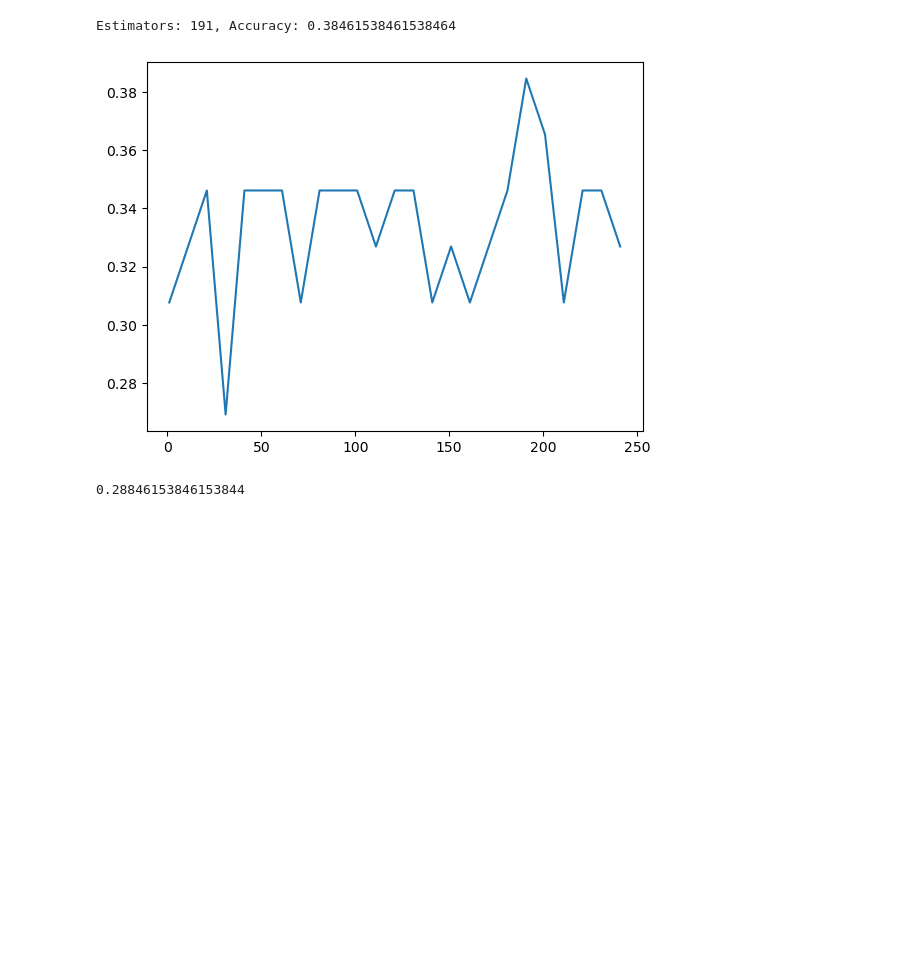
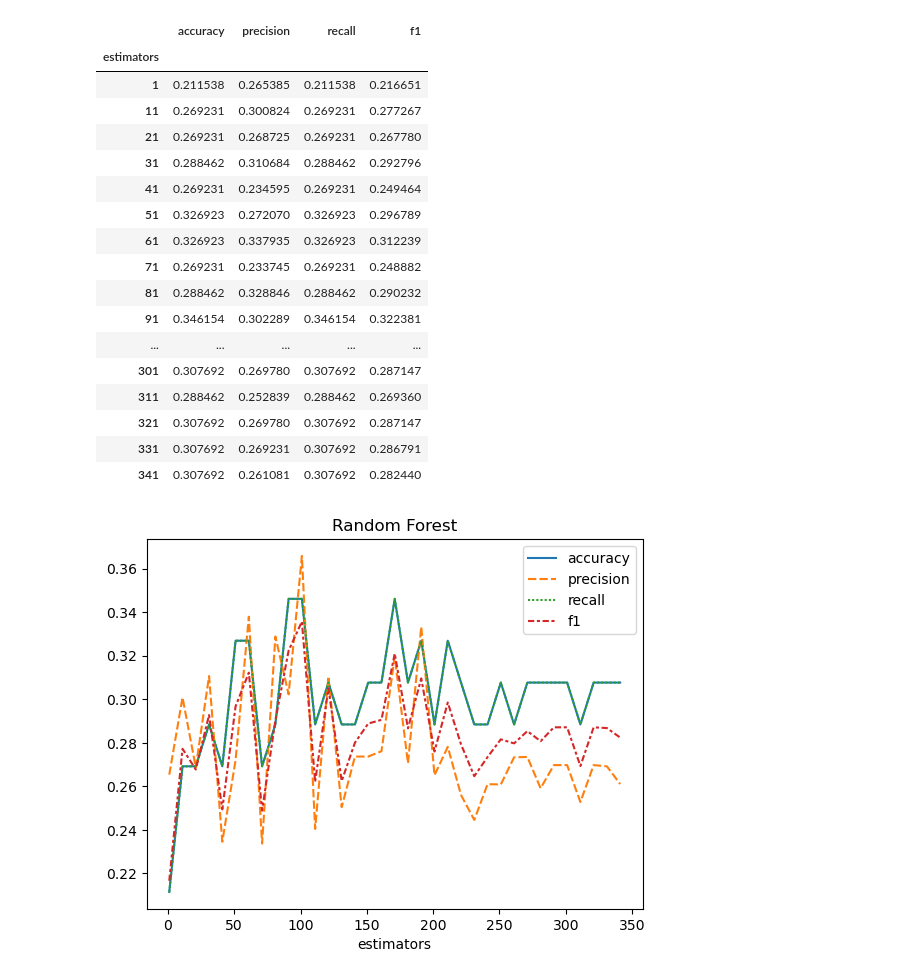
Before and after one commit to ddattero/IBM-ML-classification-project, a Jupyter notebook: classification_proj.ipynb, the cells around one changed output. Drawn from its saved outputs; the diff is of its cells as text; code cells hidden in the pictures; blank space fills up the shorter version.

```diff
--- a/classification_proj.ipynb
+++ b/classification_proj.ipynb
@@ -3,9 +3,10 @@ import pandas as pd
 import numpy as np
 import seaborn as sns
 %matplotlib inline
-
+pd.set_option('display.max_columns', None)
 df = pd.read_csv('df_arabica_clean.csv')
-df = df.drop(columns=['ICO Number', 'Unnamed: 0', 'ID', 'Sweetness', 'Clean Cup', 'Defects', 'Uniformity'])
+#sweetness, defects, clean cup and uniformital all 10 for every row
+# df = df.drop(columns=['ICO Number', 'Unnamed: 0', 'ID', 'Sweetness', 'Clean Cup', 'Defects', 'Uniformity'])
 df = df.fillna('N/A')
-df.info()
+df.head()
 # %% [output]
@@ -58,6 +24,0 @@ memory usage: 2.0+ KB
-# %%
-flav_metrics = ['Aroma', 'Flavor', 'Aftertaste', 'Acidity', 'Body', 'Balance']
-keep_cols = ['Aroma', 'Flavor', 'Aftertaste', 'Acidity', 'Body', 'Balance', 'Country of Origin']
-df = df[keep_cols]
-X = df[flav_metrics]
-y = df['Country of Origin']
@@ -75,6 +58,9 @@ from sklearn.neighbors import KNeighborsClassifier
 from sklearn.metrics import accuracy_score, precision_score, recall_score, f1_score
 neighbors = []
 accs = []
+pres = []
+recs = []
+f1s = []
 
 for i in range(1, 31):
     knn = KNeighborsClassifier(n_neighbors=i)
@@ -84,12 +70,17 @@ for i in range(1, 31):
     pred = knn.predict(X_test)
     neighbors.append(i)
     accs.append(accuracy_score(y_test, pred))
+    pres.append(precision_score(y_test, pred, average='weighted'))
+    recs.append(recall_score(y_test, pred, average='weighted'))
+    f1s.append(f1_score(y_test, pred, average='weighted'))
 
-print(accs)
+metricsdf = pd.DataFrame(list(zip(neighbors, accs, pres, recs, f1s)), columns=['neighbors', 'accuracy', 'precision', 'recall', 'f1'])
 
-sns.lineplot(x=neighbors, y=accs)
+metricsdf = metricsdf.set_index('neighbors')
+sns.lineplot(data=metricsdf).set(title='KNN')
+
 
 max_acc = max(accs)
 
-print(f"Neighbors: {neighbors[accs.index(max_acc)]}, Accuracy: {max_acc}")
+metricsdf
 # %% [output]
@@ -99,38 +106,50 @@ Neighbors: 21, Accuracy: 0.36538461538461536
 # %%
 from sklearn.ensemble import RandomForestClassifier
 
 ests = []
 accs = []
+pres = []
+recs = []
+f1s = []
 
-for i in range(1, 251, 10):
+for i in range(1, 351, 10):
     rfc = RandomForestClassifier(n_estimators=i)
 
     rfc.fit(X_train, y_train)
 
     pred = rfc.predict(X_test)
 
     ests.append(i)
     accs.append(accuracy_score(y_test, pred))
+    pres.append(precision_score(y_test, pred, average='weighted'))
+    recs.append(recall_score(y_test, pred, average='weighted'))
+    f1s.append(f1_score(y_test, pred, average='weighted'))
 
-sns.lineplot(x=ests, y=accs)
+metricsdf = pd.DataFrame(list(zip(ests, accs, pres, recs, f1s)), columns=['estimators', 'accuracy', 'precision', 'recall', 'f1'])
 
-max_acc = max(accs)
+metricsdf = metricsdf.set_index('estimators')
+sns.lineplot(data=metricsdf).set(title='Random Forest')
 
-print(f"Estimators: {ests[accs.index(max_acc)]}, Accuracy: {max_acc}")
+metricsdf
 # %% [output]
-Estimators: 191, Accuracy: 0.38461538461538464
+|  | accuracy | precision | recall | f1 |
+| estimators |  |  |  |  |
+| 1 | 0.211538 | 0.265385 | 0.211538 | 0.216651 |
+| 11 | 0.269231 | 0.300824 | 0.269231 | 0.277267 |
+| 21 | 0.269231 | 0.268725 | 0.269231 | 0.267780 |
+| 31 | 0.288462 | 0.310684 | 0.288462 | 0.292796 |
+| 41 | 0.269231 | 0.234595 | 0.269231 | 0.249464 |
+| 51 | 0.326923 | 0.272070 | 0.326923 | 0.296789 |
+| 61 | 0.326923 | 0.337935 | 0.326923 | 0.312239 |
+| 71 | 0.269231 | 0.233745 | 0.269231 | 0.248882 |
+| 81 | 0.288462 | 0.328846 | 0.288462 | 0.290232 |
+| 91 | 0.346154 | 0.302289 | 0.346154 | 0.322381 |
+| ... | ... | ... | ... | ... |
+| 301 | 0.307692 | 0.269780 | 0.307692 | 0.287147 |
+| 311 | 0.288462 | 0.252839 | 0.288462 | 0.269360 |
+| 321 | 0.307692 | 0.269780 | 0.307692 | 0.287147 |
+| 331 | 0.307692 | 0.269231 | 0.307692 | 0.286791 |
+| 341 | 0.307692 | 0.261081 | 0.307692 | 0.282440 |
-[figure, old version]
+[figure, new version]
-# %%
-from sklearn.svm import SVC
-
-svc = SVC()
-
-svc.fit(X_train, y_train)
-
-pred = svc.predict(X_test)
-
-accuracy_score(y_test, pred)
-# %% [output]
-0.28846153846153844
 # %%
 from sklearn.model_selection import GridSearchCV
```
Also changed, not shown: parts of 8 cells of this notebook, 2 other files.
